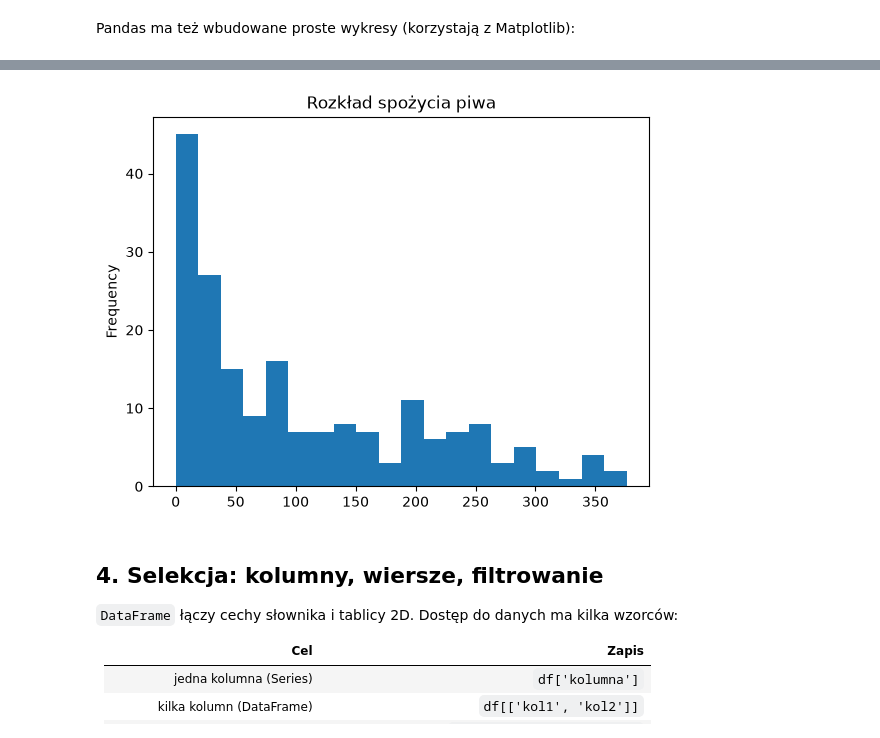
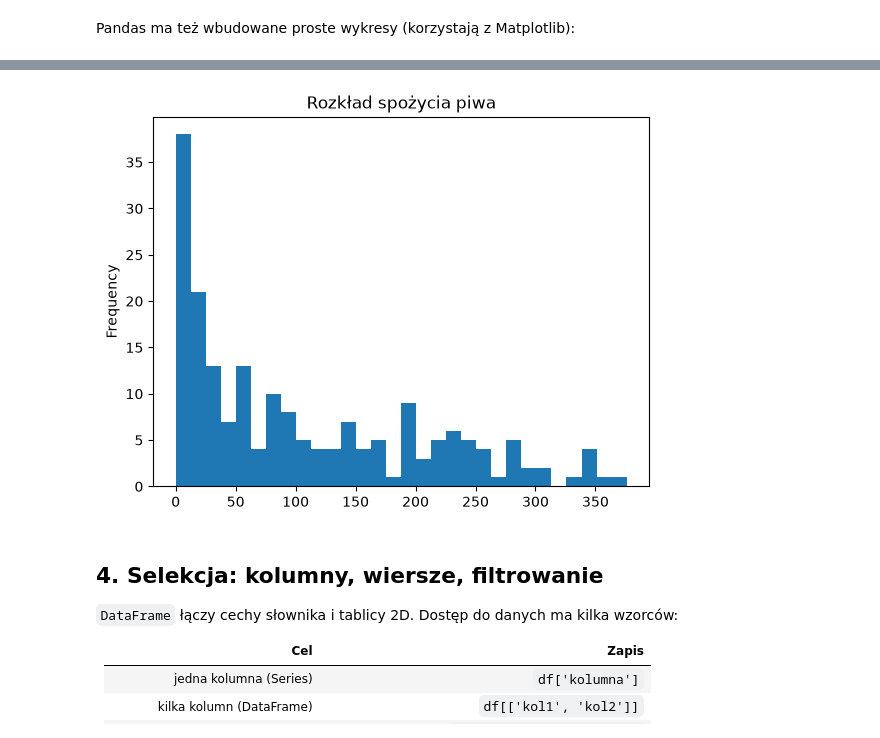
Before and after one commit to tomasz450/ML_DL_szkolenie_23_11_26, a Jupyter notebook: 2.1 Pandas/Pandas.ipynb, the cells around one changed output, grey strips where cells are left out. Saved outputs shown, nothing was run; the diff lists cells and outputs as text; code cells hidden in the pictures.

```diff
--- a/2.1 Pandas/Pandas.ipynb
+++ b/2.1 Pandas/Pandas.ipynb
@@ -961,7 +1110,7 @@ Bad value in file PosixPath('/Users/tomasz/.matplotlib/stylelib/company.mplstyle
 # %%
-drinks['beer_servings'].plot(kind='hist', bins=20, title='Rozkład spożycia piwa');
+drinks['beer_servings'].plot(kind='hist', bins=30, title='Rozkład spożycia piwa');
 # %% [output]
-[figure, old version]
+[figure, new version]
 # %% [markdown]
 ## 4. Selekcja: kolumny, wiersze, filtrowanie
 
```
Also changed, not shown: parts of 47 cells of this notebook, 3 other files.
